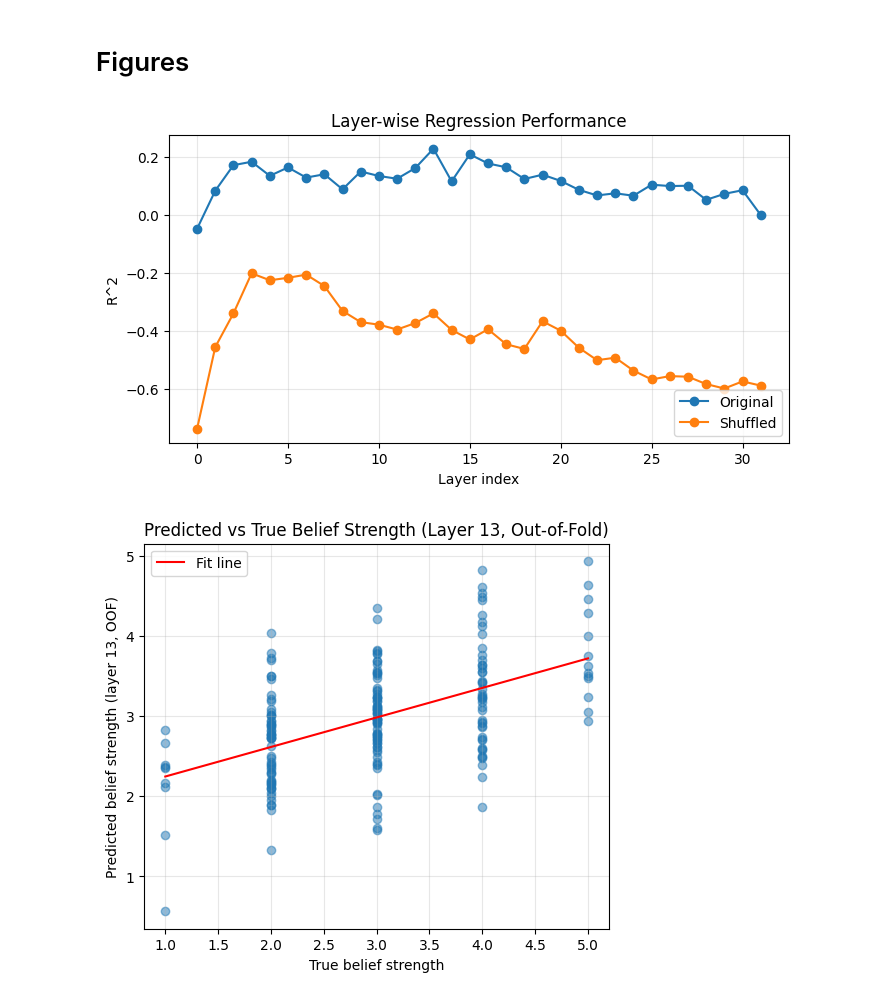
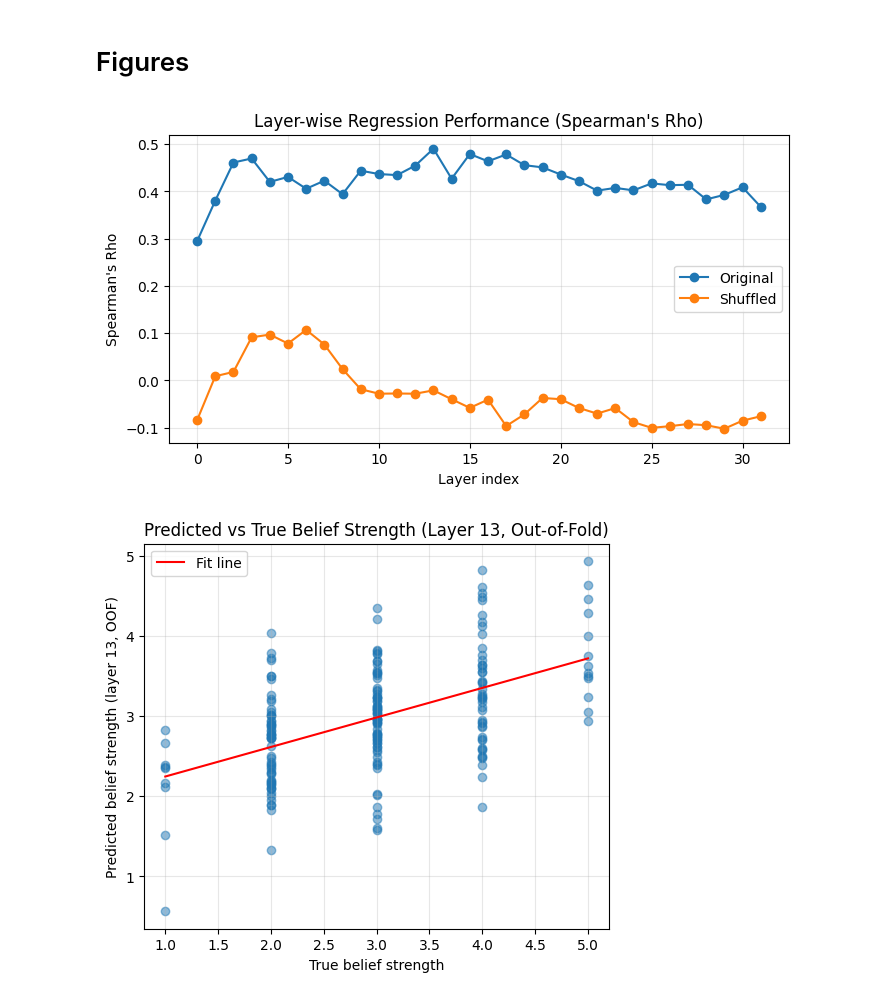
Before and after one commit to froge159/belief-project-sef, a Jupyter notebook: phase3.ipynb, the cells around one changed output. Cells and saved outputs as stored; diff of their text form; code cells hidden in the pictures.

```diff
--- a/phase3.ipynb
+++ b/phase3.ipynb
@@ -124,6 +124,7 @@ import numpy as np
 from sklearn.model_selection import KFold
 from sklearn.linear_model import LinearRegression
 from sklearn.metrics import r2_score, mean_absolute_error
+from scipy.stats import spearmanr
 
 def train_linear_probe(mean_pooled, labels, n_splits=5, seed=42):
     random.seed(seed)
@@ -150,18 +151,22 @@ def train_linear_probe(mean_pooled, labels, n_splits=5, seed=42):
         y_pred_all = np.concatenate(y_pred_all)
         if np.std(y_pred_all) == 0 or np.std(y_true_all) == 0:
             pearson = np.nan
+            r2 = np.nan
+            spearman_rho = np.nan
         else:
             pearson = np.corrcoef(y_true_all, y_pred_all)[0, 1]
-        r2 = r2_score(y_true_all, y_pred_all)
+            r2 = r2_score(y_true_all, y_pred_all)
+            spearman_rho = spearmanr(y_true_all, y_pred_all)[0]
         mae = mean_absolute_error(y_true_all, y_pred_all)
         results.append({
             "layer": layer_idx,
             "pearson": pearson,
             "r2": r2,
+            "spearman": spearman_rho,
             "mae": mae,
         })
     return pd.DataFrame(results)
 
 test_results = train_linear_probe(mean_pooled, dreaddit["belief_score"].values)
-test_results
+display(test_results)
 # %% [output]
@@ -304,19 +309,19 @@ Mann-Whitney U test: statistic=4652.5, p-value=0.39709361193256965
 # %%
 import numpy as np
 import matplotlib.pyplot as plt
 
-# Layer-wise R^2 for original vs shuffled labels
+# Layer-wise Spearman's Rho for original vs shuffled labels
 plt.figure(figsize=(8, 4))
-plt.plot(test_results["layer"], test_results["r2"], marker="o", label="Original")
-plt.plot(shuffled_results["layer"], shuffled_results["r2"], marker="o", label="Shuffled")
+plt.plot(test_results["layer"], test_results["spearman"], marker="o", label="Original")
+plt.plot(shuffled_results["layer"], shuffled_results["spearman"], marker="o", label="Shuffled")
 plt.xlabel("Layer index")
-plt.ylabel("R^2")
-plt.title("Layer-wise Regression Performance")
+plt.ylabel("Spearman's Rho")
+plt.title("Layer-wise Regression Performance (Spearman's Rho)")
 plt.legend()
 plt.grid(alpha=0.3)
 plt.show()
 # %% [output]
-[figure, old version]
+[figure, new version]
 # %%
 from sklearn.model_selection import KFold
 from sklearn.linear_model import LinearRegression
```
Also changed, not shown: parts of 3 cells of this notebook.
